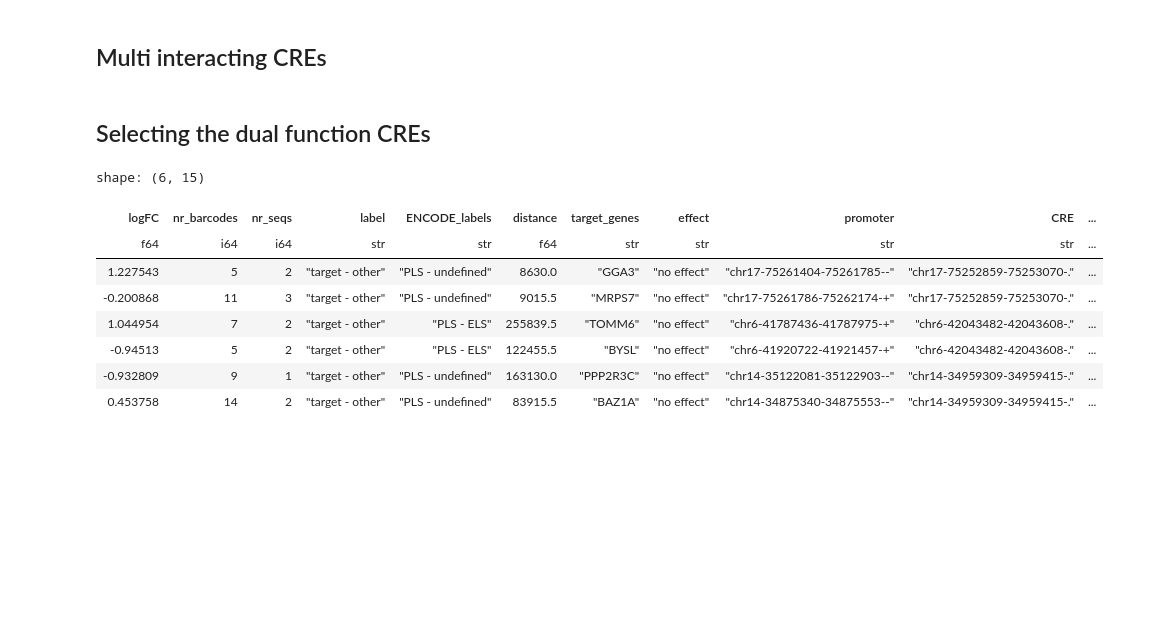
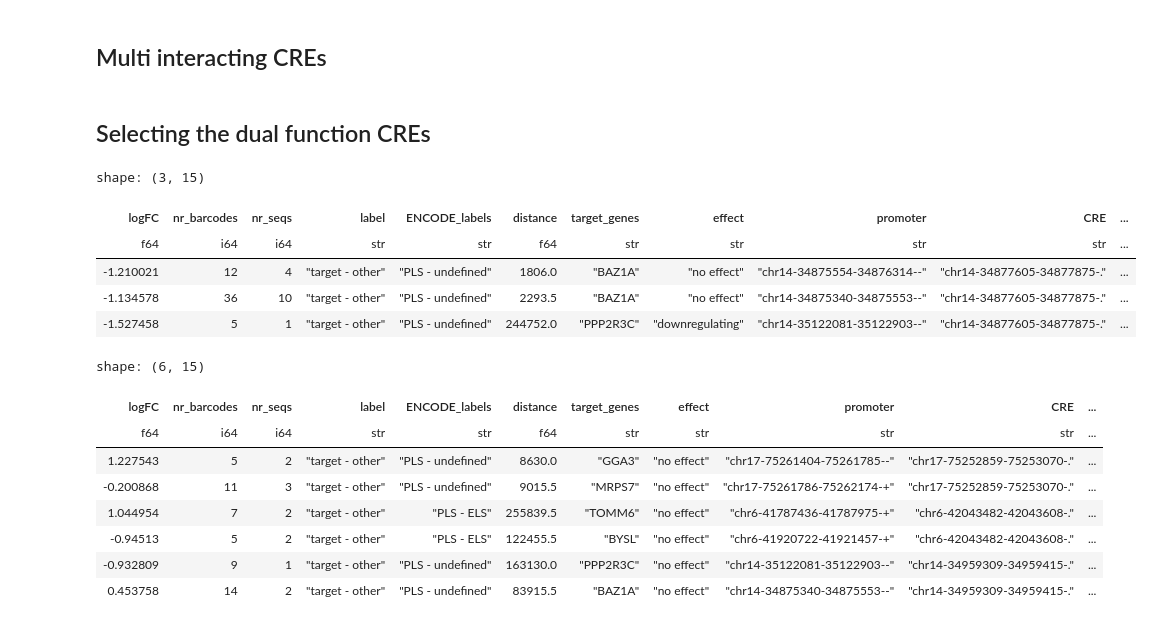
Before and after one commit to kircherlab/CMPRA_figures, a Jupyter notebook: luciferase_design.ipynb, the cells around one changed output. Cells and saved outputs as stored; diff of their text form; code cells hidden in the pictures; blank space fills up the shorter version.

```diff
--- a/luciferase_design.ipynb
+++ b/luciferase_design.ipynb
@@ -75,6 +75,16 @@ multi_prom = data.filter(pl.col("promoter").n_unique().over("CRE") >= 2) \
 multi_prom = multi_prom.filter(pl.col("CRE").is_in(multi_prom.select("CRE").unique(maintain_order=True).head(100)["CRE"]))
 # %% [markdown]
 ## Selecting the dual function CREs
+# %%
+multi_prom.filter(pl.col("target_genes") == "BAZ1A")
+multi_prom.filter(pl.col("CRE") == "chr14-34877605-34877875-.")
+# %% [output]
+shape: (3, 15)
+| logFC | nr_barcodes | nr_seqs | label | ENCODE_labels | distance | target_genes | effect | promoter | CRE | ... |
+| f64 | i64 | i64 | str | str | f64 | str | str | str | str | ... |
+| -1.210021 | 12 | 4 | "target - other" | "PLS - undefined" | 1806.0 | "BAZ1A" | "no effect" | "chr14-34875554-34876314--" | "chr14-34877605-34877875-." | ... |
+| -1.134578 | 36 | 10 | "target - other" | "PLS - undefined" | 2293.5 | "BAZ1A" | "no effect" | "chr14-34875340-34875553--" | "chr14-34877605-34877875-." | ... |
+| -1.527458 | 5 | 1 | "target - other" | "PLS - undefined" | 244752.0 | "PPP2R3C" | "downregulating" | "chr14-35122081-35122903--" | "chr14-34877605-34877875-." | ... |
 # %%
 dual_function = multi_prom.sort("activity_difference", descending=True)\
 .filter((pl.col("z_score").min().over("CRE") < -1.2) & (pl.col("z_score").max().over("CRE") > 1.2)\
```
Also changed, not shown: parts of 48 cells of this notebook, 2 other files.
